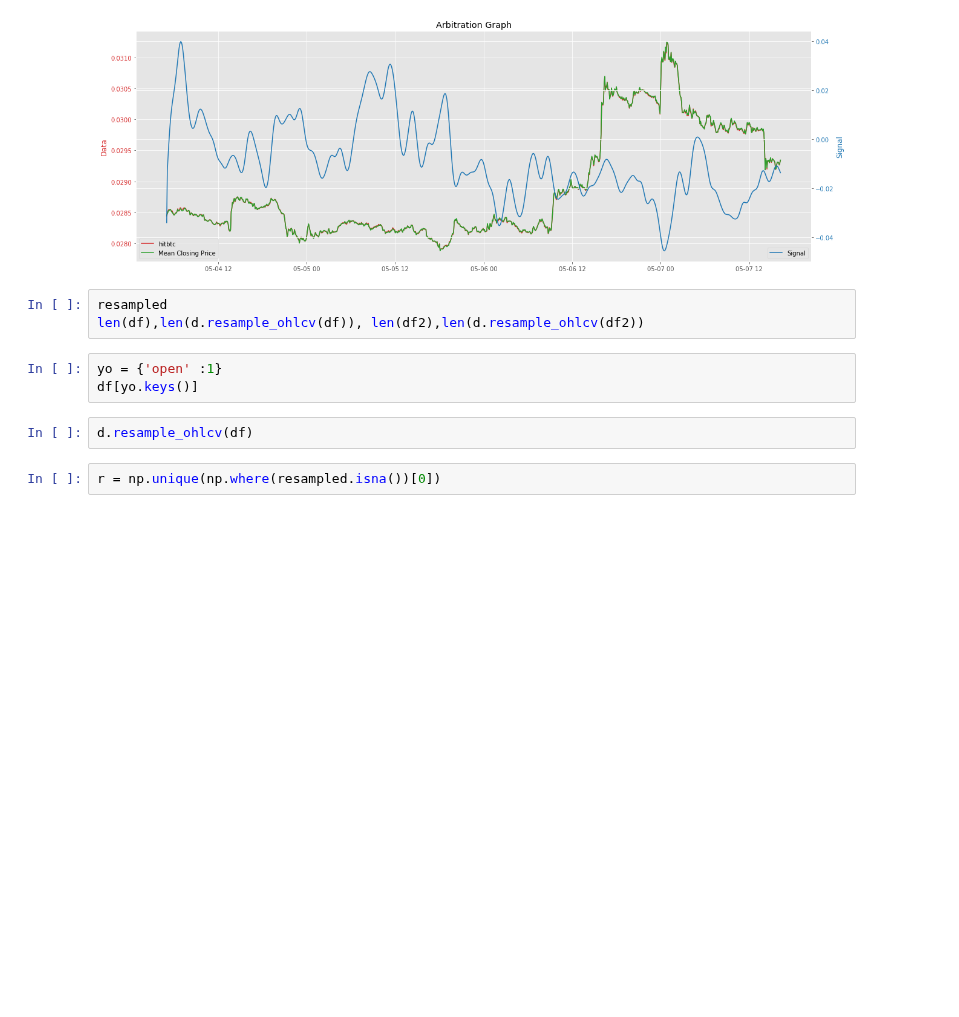
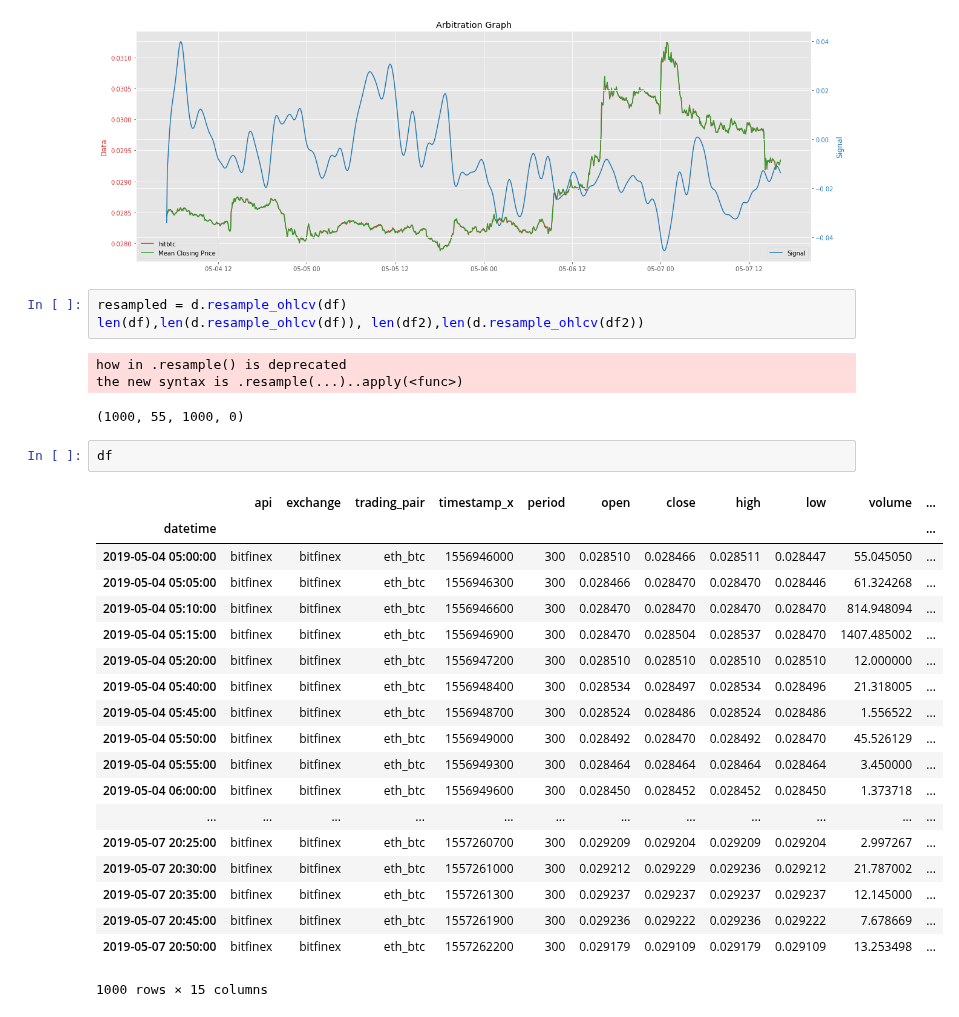
Before and after one commit to BloomTech-Labs/cryptolytic-ds, a Jupyter notebook: cryptolytic/notebooks/Arbitrage.ipynb, the cells around one changed output. Cells and saved outputs as stored; diff of their text form; blank space fills up the shorter version.

```diff
--- a/cryptolytic/notebooks/Arbitrage.ipynb
+++ b/cryptolytic/notebooks/Arbitrage.ipynb
@@ -94,14 +96,33 @@ plot_arbitration(df2)
 [figure]
 [figure]
 # %%
-resampled
+resampled = d.resample_ohlcv(df)
 len(df),len(d.resample_ohlcv(df)), len(df2),len(d.resample_ohlcv(df2))
+# %% [output]
+how in .resample() is deprecated
+the new syntax is .resample(...)..apply(<func>)
+(1000, 55, 1000, 0)
-# %%
-yo = {'open' :1}
-df[yo.keys()]
-# %%
-d.resample_ohlcv(df)
-# %%
-r = np.unique(np.where(resampled.isna())[0])
+# %%
+df
+# %% [output]
+|  | api | exchange | trading_pair | timestamp_x | period | open | close | high | low | volume | ... |
+| datetime |  |  |  |  |  |  |  |  |  |  | ... |
+| 2019-05-04 05:00:00 | bitfinex | bitfinex | eth_btc | 1556946000 | 300 | 0.028510 | 0.028466 | 0.028511 | 0.028447 | 55.045050 | ... |
+| 2019-05-04 05:05:00 | bitfinex | bitfinex | eth_btc | 1556946300 | 300 | 0.028466 | 0.028470 | 0.028470 | 0.028446 | 61.324268 | ... |
+| 2019-05-04 05:10:00 | bitfinex | bitfinex | eth_btc | 1556946600 | 300 | 0.028470 | 0.028470 | 0.028470 | 0.028470 | 814.948094 | ... |
+| 2019-05-04 05:15:00 | bitfinex | bitfinex | eth_btc | 1556946900 | 300 | 0.028470 | 0.028504 | 0.028537 | 0.028470 | 1407.485002 | ... |
+| 2019-05-04 05:20:00 | bitfinex | bitfinex | eth_btc | 1556947200 | 300 | 0.028510 | 0.028510 | 0.028510 | 0.028510 | 12.000000 | ... |
+| 2019-05-04 05:40:00 | bitfinex | bitfinex | eth_btc | 1556948400 | 300 | 0.028534 | 0.028497 | 0.028534 | 0.028496 | 21.318005 | ... |
+| 2019-05-04 05:45:00 | bitfinex | bitfinex | eth_btc | 1556948700 | 300 | 0.028524 | 0.028486 | 0.028524 | 0.028486 | 1.556522 | ... |
+| 2019-05-04 05:50:00 | bitfinex | bitfinex | eth_btc | 1556949000 | 300 | 0.028492 | 0.028470 | 0.028492 | 0.028470 | 45.526129 | ... |
+| 2019-05-04 05:55:00 | bitfinex | bitfinex | eth_btc | 1556949300 | 300 | 0.028464 | 0.028464 | 0.028464 | 0.028464 | 3.450000 | ... |
+| 2019-05-04 06:00:00 | bitfinex | bitfinex | eth_btc | 1556949600 | 300 | 0.028450 | 0.028452 | 0.028452 | 0.028450 | 1.373718 | ... |
+| ... | ... | ... | ... | ... | ... | ... | ... | ... | ... | ... | ... |
+| 2019-05-07 20:25:00 | bitfinex | bitfinex | eth_btc | 1557260700 | 300 | 0.029209 | 0.029204 | 0.029209 | 0.029204 | 2.997267 | ... |
+| 2019-05-07 20:30:00 | bitfinex | bitfinex | eth_btc | 1557261000 | 300 | 0.029212 | 0.029229 | 0.029236 | 0.029212 | 21.787002 | ... |
+| 2019-05-07 20:35:00 | bitfinex | bitfinex | eth_btc | 1557261300 | 300 | 0.029237 | 0.029237 | 0.029237 | 0.029237 | 12.145000 | ... |
+| 2019-05-07 20:45:00 | bitfinex | bitfinex | eth_btc | 1557261900 | 300 | 0.029236 | 0.029222 | 0.029236 | 0.029222 | 7.678669 | ... |
+| 2019-05-07 20:50:00 | bitfinex | bitfinex | eth_btc | 1557262200 | 300 | 0.029179 | 0.029109 | 0.029179 | 0.029109 | 13.253498 | ... |
+1000 rows × 15 columns
 # %%
 help(df.resample)
```
Also changed, not shown: parts of 18 cells of this notebook, 7 other files.
